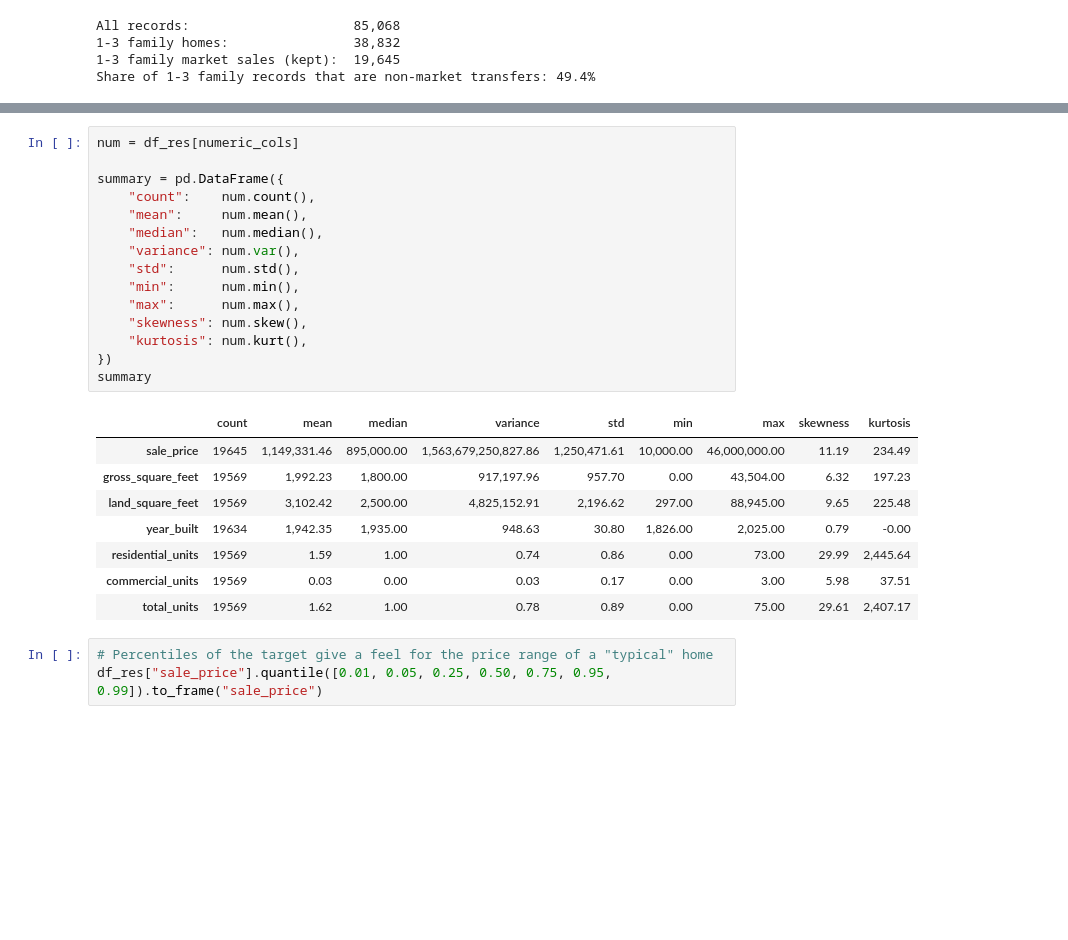
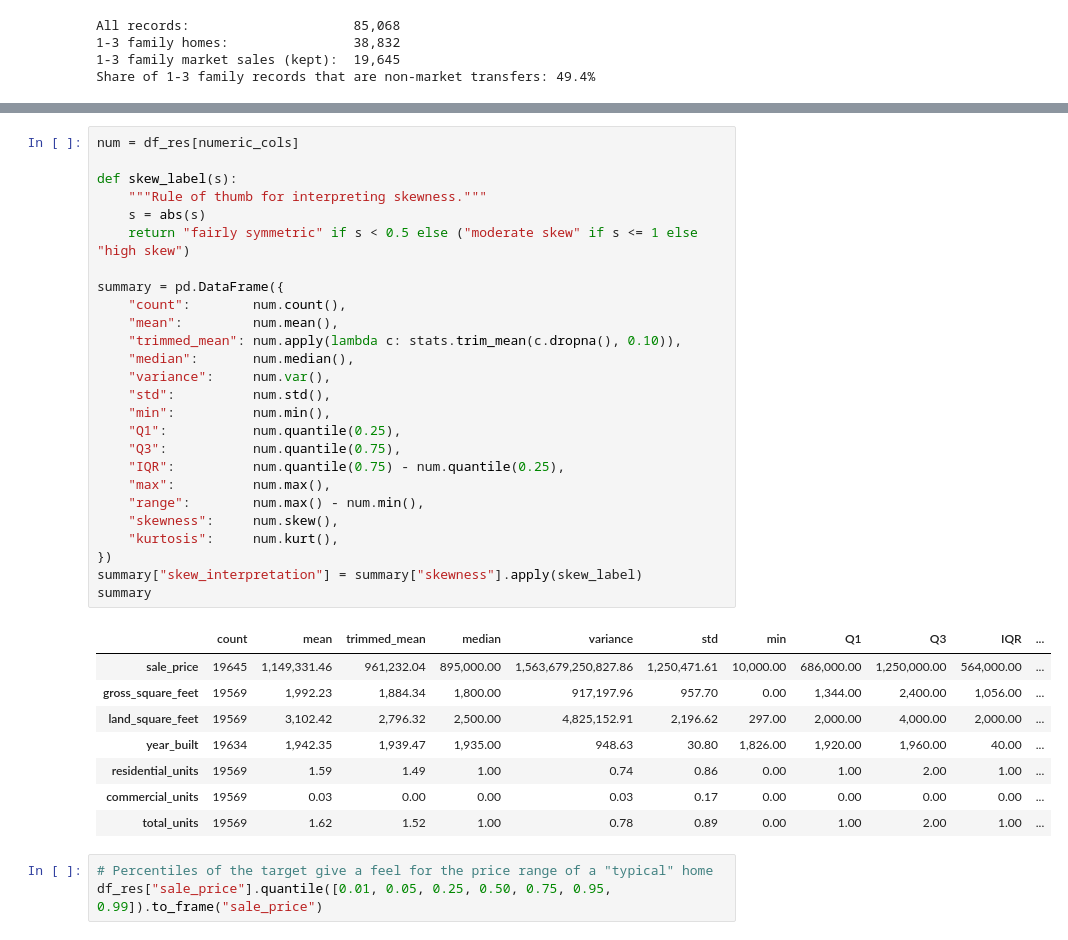
Before and after one commit to nodirbeksolijonov/MLDA-CW1-NYC-Property-Sales, a Jupyter notebook: notebooks/MLDA_CW1_NYC_Property_Sales.ipynb, the cells around one changed output, grey strips where cells are left out. Saved outputs shown, nothing was run; the diff lists cells and outputs as text; blank space fills up the shorter version.

Commit message:
EDA: add variable taxonomy, trimmed mean, IQR, skewness interpretation and Q-Q plots
Co-Authored-By: Claude Opus 5.5 <noreply@anthropic.com>

```diff
--- a/notebooks/MLDA_CW1_NYC_Property_Sales.ipynb
+++ b/notebooks/MLDA_CW1_NYC_Property_Sales.ipynb
@@ -312,27 +332,38 @@ Measures of central tendency (mean, median) and spread (variance, standard devia
 # %%
 num = df_res[numeric_cols]
 
+def skew_label(s):
+    """Rule of thumb for interpreting skewness."""
+    s = abs(s)
+    return "fairly symmetric" if s < 0.5 else ("moderate skew" if s <= 1 else "high skew")
+
 summary = pd.DataFrame({
-    "count":    num.count(),
-    "mean":     num.mean(),
-    "median":   num.median(),
-    "variance": num.var(),
-    "std":      num.std(),
-    "min":      num.min(),
-    "max":      num.max(),
-    "skewness": num.skew(),
-    "kurtosis": num.kurt(),
+    "count":        num.count(),
+    "mean":         num.mean(),
+    "trimmed_mean": num.apply(lambda c: stats.trim_mean(c.dropna(), 0.10)),
+    "median":       num.median(),
+    "variance":     num.var(),
+    "std":          num.std(),
+    "min":          num.min(),
+    "Q1":           num.quantile(0.25),
+    "Q3":           num.quantile(0.75),
+    "IQR":          num.quantile(0.75) - num.quantile(0.25),
+    "max":          num.max(),
+    "range":        num.max() - num.min(),
+    "skewness":     num.skew(),
+    "kurtosis":     num.kurt(),
 })
+summary["skew_interpretation"] = summary["skewness"].apply(skew_label)
 summary
 # %% [output]
-|  | count | mean | median | variance | std | min | max | skewness | kurtosis |
-| sale_price | 19645 | 1,149,331.46 | 895,000.00 | 1,563,679,250,827.86 | 1,250,471.61 | 10,000.00 | 46,000,000.00 | 11.19 | 234.49 |
-| gross_square_feet | 19569 | 1,992.23 | 1,800.00 | 917,197.96 | 957.70 | 0.00 | 43,504.00 | 6.32 | 197.23 |
-| land_square_feet | 19569 | 3,102.42 | 2,500.00 | 4,825,152.91 | 2,196.62 | 297.00 | 88,945.00 | 9.65 | 225.48 |
-| year_built | 19634 | 1,942.35 | 1,935.00 | 948.63 | 30.80 | 1,826.00 | 2,025.00 | 0.79 | -0.00 |
-| residential_units | 19569 | 1.59 | 1.00 | 0.74 | 0.86 | 0.00 | 73.00 | 29.99 | 2,445.64 |
-| commercial_units | 19569 | 0.03 | 0.00 | 0.03 | 0.17 | 0.00 | 3.00 | 5.98 | 37.51 |
-| total_units | 19569 | 1.62 | 1.00 | 0.78 | 0.89 | 0.00 | 75.00 | 29.61 | 2,407.17 |
+|  | count | mean | trimmed_mean | median | variance | std | min | Q1 | Q3 | IQR | ... |
+| sale_price | 19645 | 1,149,331.46 | 961,232.04 | 895,000.00 | 1,563,679,250,827.86 | 1,250,471.61 | 10,000.00 | 686,000.00 | 1,250,000.00 | 564,000.00 | ... |
+| gross_square_feet | 19569 | 1,992.23 | 1,884.34 | 1,800.00 | 917,197.96 | 957.70 | 0.00 | 1,344.00 | 2,400.00 | 1,056.00 | ... |
+| land_square_feet | 19569 | 3,102.42 | 2,796.32 | 2,500.00 | 4,825,152.91 | 2,196.62 | 297.00 | 2,000.00 | 4,000.00 | 2,000.00 | ... |
+| year_built | 19634 | 1,942.35 | 1,939.47 | 1,935.00 | 948.63 | 30.80 | 1,826.00 | 1,920.00 | 1,960.00 | 40.00 | ... |
+| residential_units | 19569 | 1.59 | 1.49 | 1.00 | 0.74 | 0.86 | 0.00 | 1.00 | 2.00 | 1.00 | ... |
+| commercial_units | 19569 | 0.03 | 0.00 | 0.00 | 0.03 | 0.17 | 0.00 | 0.00 | 0.00 | 0.00 | ... |
+| total_units | 19569 | 1.62 | 1.52 | 1.00 | 0.78 | 0.89 | 0.00 | 1.00 | 2.00 | 1.00 | ... |
 # %%
 # Percentiles of the target give a feel for the price range of a "typical" home
 df_res["sale_price"].quantile([0.01, 0.05, 0.25, 0.50, 0.75, 0.95, 0.99]).to_frame("sale_price")
```
Also changed, not shown: parts of 9 cells of this notebook, 1 other file.
